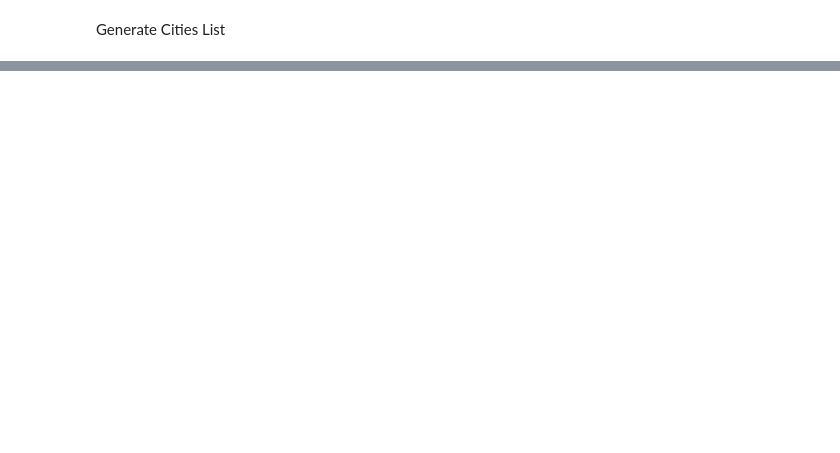
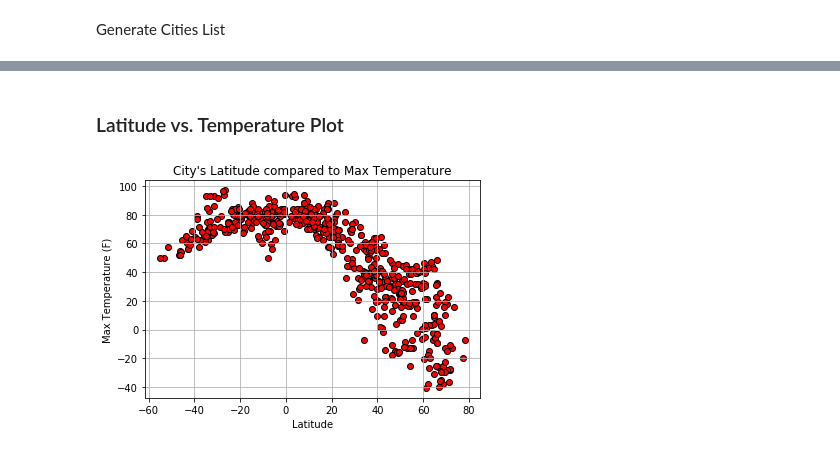
Before and after one commit to MTQMcCarthy/python-api-challenge, a Jupyter notebook: WeatherPy/WeatherPy.ipynb, the cells around one changed output, grey strips where cells are left out. Cells and saved outputs as stored; diff of their text form; code cells hidden in the pictures; blank space fills up the shorter version.

Commit message:
finished WeatherPy assignment

```diff
--- a/WeatherPy/WeatherPy.ipynb
+++ b/WeatherPy/WeatherPy.ipynb
@@ -178,0 +157,7 @@ Southern Hemisphere - Wind Speed (mph) vs. Latitude Linear Regression
+# %%
+# Export data to the .csv then display data frame
+weather_data_df = pd.DataFrame(city_info)
+
+weather_data_df.to_csv('cities.csv', encoding="utf-8", index_label="City_ID")
+
+weather_data_df.head()
@@ -178,0 +175,15 @@ Southern Hemisphere - Wind Speed (mph) vs. Latitude Linear Regression
+# %% [markdown]
+### Latitude vs. Temperature Plot
+# %%
+x_values = weather_data_df["Lat"]
+y_values = weather_data_df["Max Temp"]
+plt.scatter(x_values, y_values, edgecolors="black", color="red")
+plt.title("City's Latitude compared to Max Temperature")
+plt.xlabel("Latitude")
+plt.ylabel("Max Temperature (F)")
+plt.grid()
+
+# Save scatter plot
+plt.savefig("Temp_to_Latitude.png")
+# %% [output]
+[figure, added]
```
Also changed, not shown: parts of 84 cells of this notebook, 11 other files.
